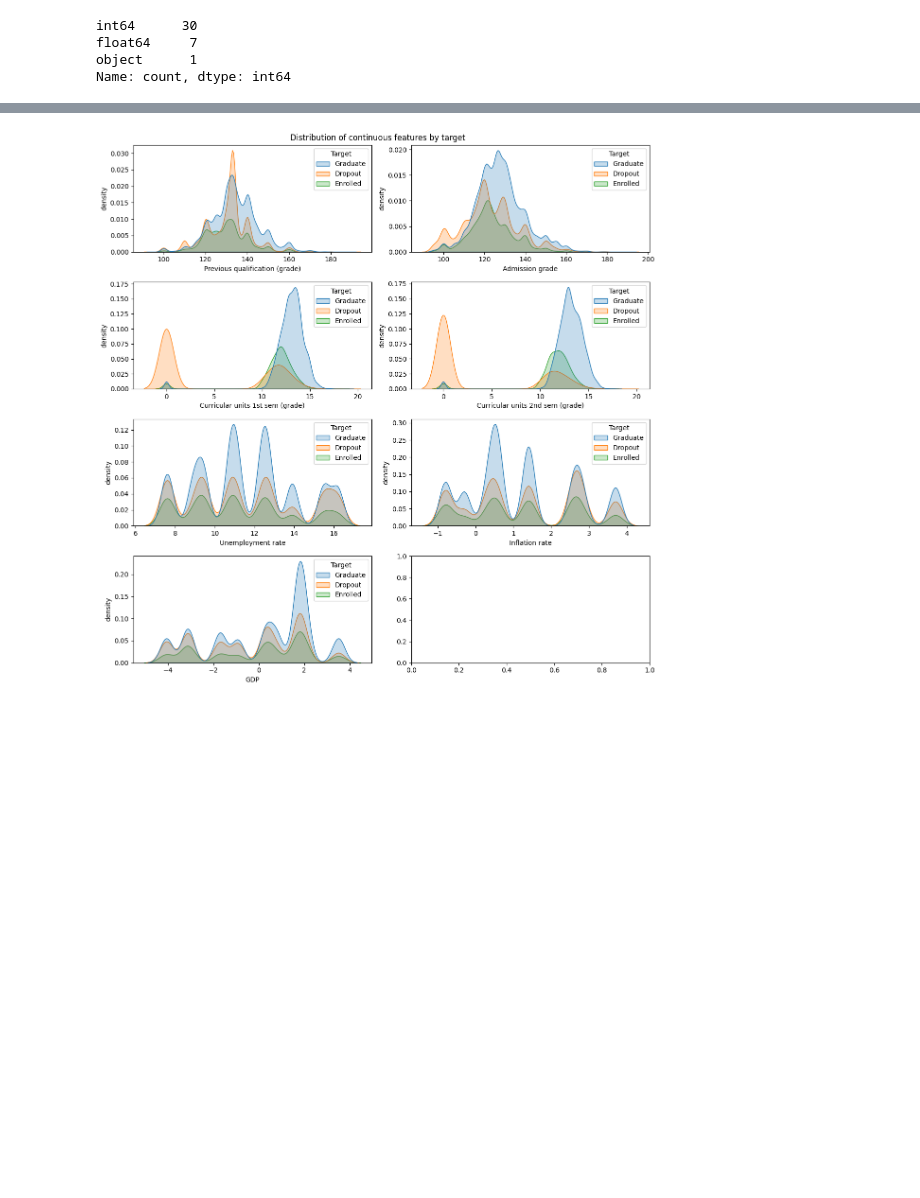
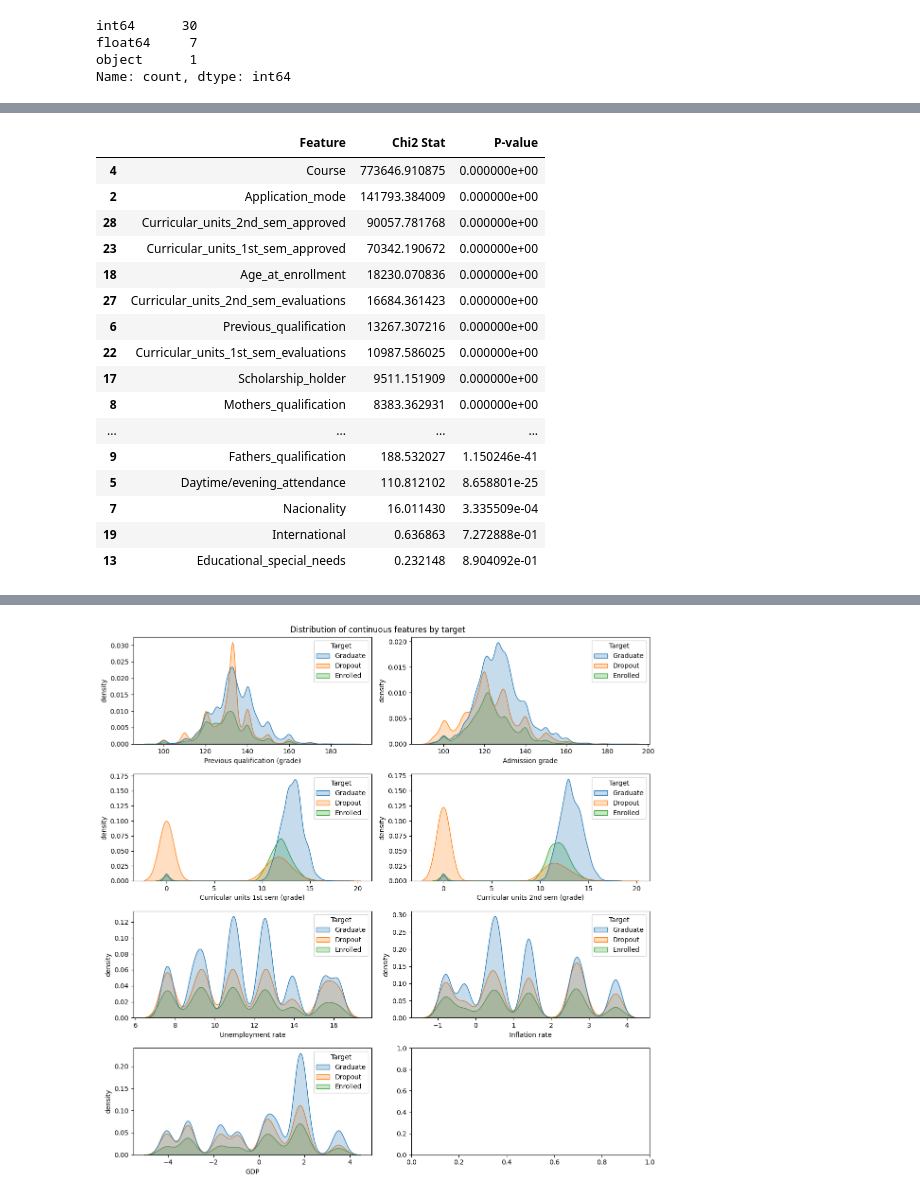
Before and after one commit to bk-anupam/KaggleChallenges, a Jupyter notebook: TABULAR/PS4E6/ps4e6_eda.ipynb, the cells around one changed output, grey strips where cells are left out. Saved outputs shown, nothing was run; the diff lists cells and outputs as text; code cells hidden in the pictures; blank space fills up the shorter version.

```diff
--- a/TABULAR/PS4E6/ps4e6_eda.ipynb
+++ b/TABULAR/PS4E6/ps4e6_eda.ipynb
@@ -78,0 +161,33 @@ plt.show()
+# %%
+# Determine which categorical variables are not related to target and can be dropped in feature selection
+X = df_train[int_features]
+y = df_train[target_col]
+# Apply chi2 test
+chi2_stat, p_values = chi2(X, y)
+# Create a DataFrame to display the results
+results = pd.DataFrame({
+    'Feature': X.columns,
+    'Chi2 Stat': chi2_stat,
+    'P-value': p_values
+})
+# features with p-value < 0.05 indicates that the null hypothesis is rejected which means that
+# there feature and target variable are correlated. The strength and direction of relationship is not established by chi2 test
+results.sort_values('Chi2 Stat', ascending=False)
+# %% [output]
+|  | Feature | Chi2 Stat | P-value |
+| 4 | Course | 773646.910875 | 0.000000e+00 |
+| 2 | Application_mode | 141793.384009 | 0.000000e+00 |
+| 28 | Curricular_units_2nd_sem_approved | 90057.781768 | 0.000000e+00 |
+| 23 | Curricular_units_1st_sem_approved | 70342.190672 | 0.000000e+00 |
+| 18 | Age_at_enrollment | 18230.070836 | 0.000000e+00 |
+| 27 | Curricular_units_2nd_sem_evaluations | 16684.361423 | 0.000000e+00 |
+| 6 | Previous_qualification | 13267.307216 | 0.000000e+00 |
+| 22 | Curricular_units_1st_sem_evaluations | 10987.586025 | 0.000000e+00 |
+| 17 | Scholarship_holder | 9511.151909 | 0.000000e+00 |
+| 8 | Mothers_qualification | 8383.362931 | 0.000000e+00 |
+| ... | ... | ... | ... |
+| 9 | Fathers_qualification | 188.532027 | 1.150246e-41 |
+| 5 | Daytime/evening_attendance | 110.812102 | 8.658801e-25 |
+| 7 | Nacionality | 16.011430 | 3.335509e-04 |
+| 19 | International | 0.636863 | 7.272888e-01 |
+| 13 | Educational_special_needs | 0.232148 | 8.904092e-01 |
```
Also changed, not shown: parts of 17 cells of this notebook.
